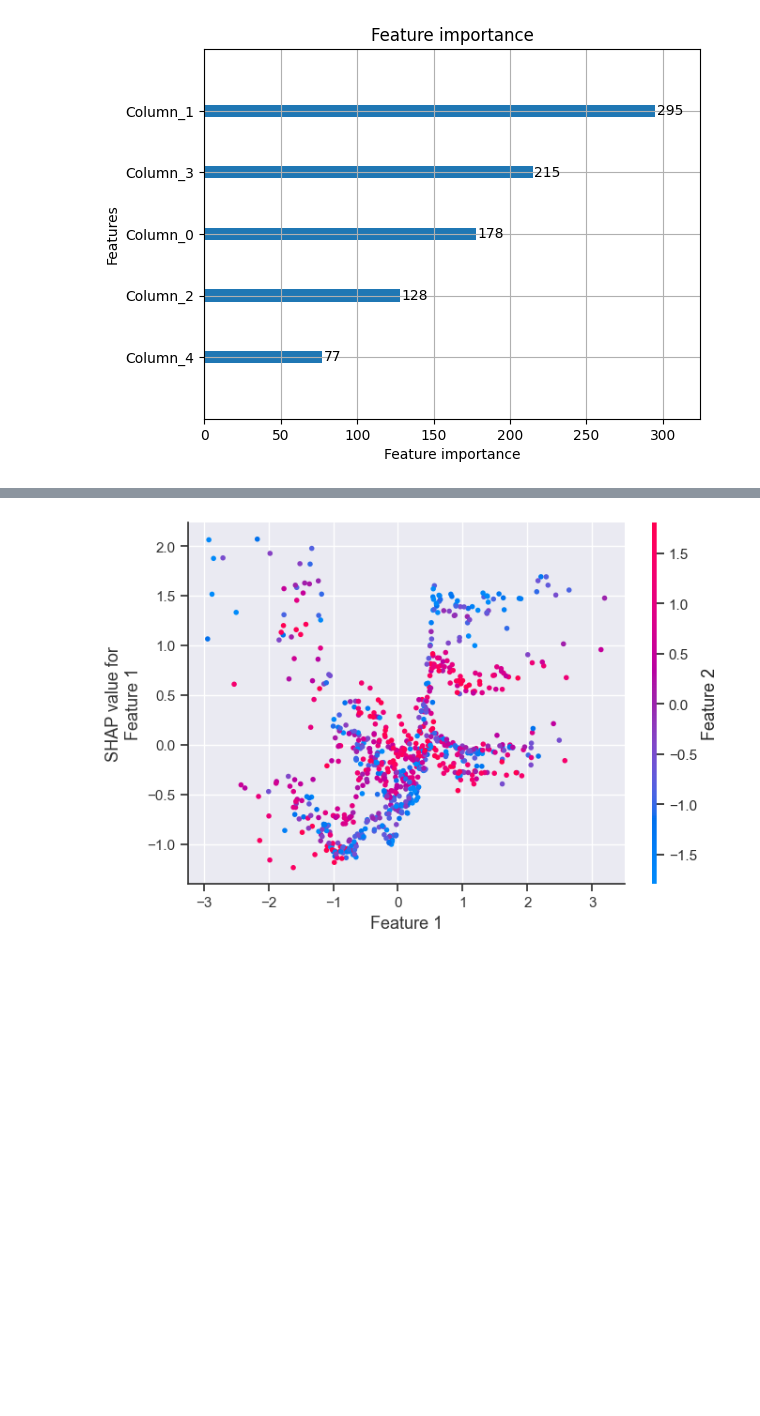
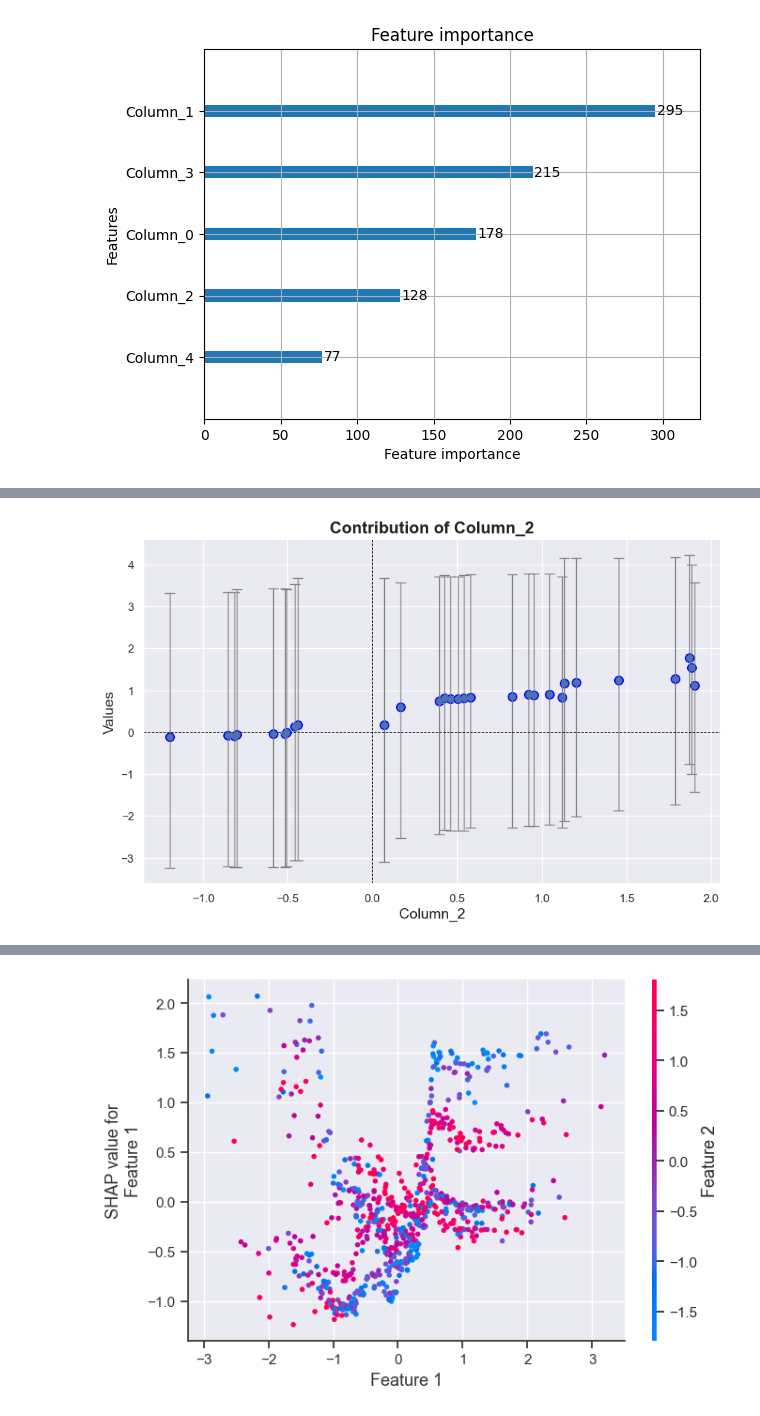
Before and after one commit to sametcopur/treemind, a Jupyter notebook: deneme.ipynb, the cells around one changed output, grey strips where cells are left out. Drawn from its saved outputs; the diff is of its cells as text; code cells hidden in the pictures; blank space fills up the shorter version.

```diff
--- a/deneme.ipynb
+++ b/deneme.ipynb
@@ -148 +140,7 @@ plt.show()
+# %%
+df = tree.analyze_feature(2)
+
+plot_feature(df)
+# %% [output]
+[figure, added]
 # %%
```
Also changed, not shown: parts of 16 cells of this notebook, 7 other files.
